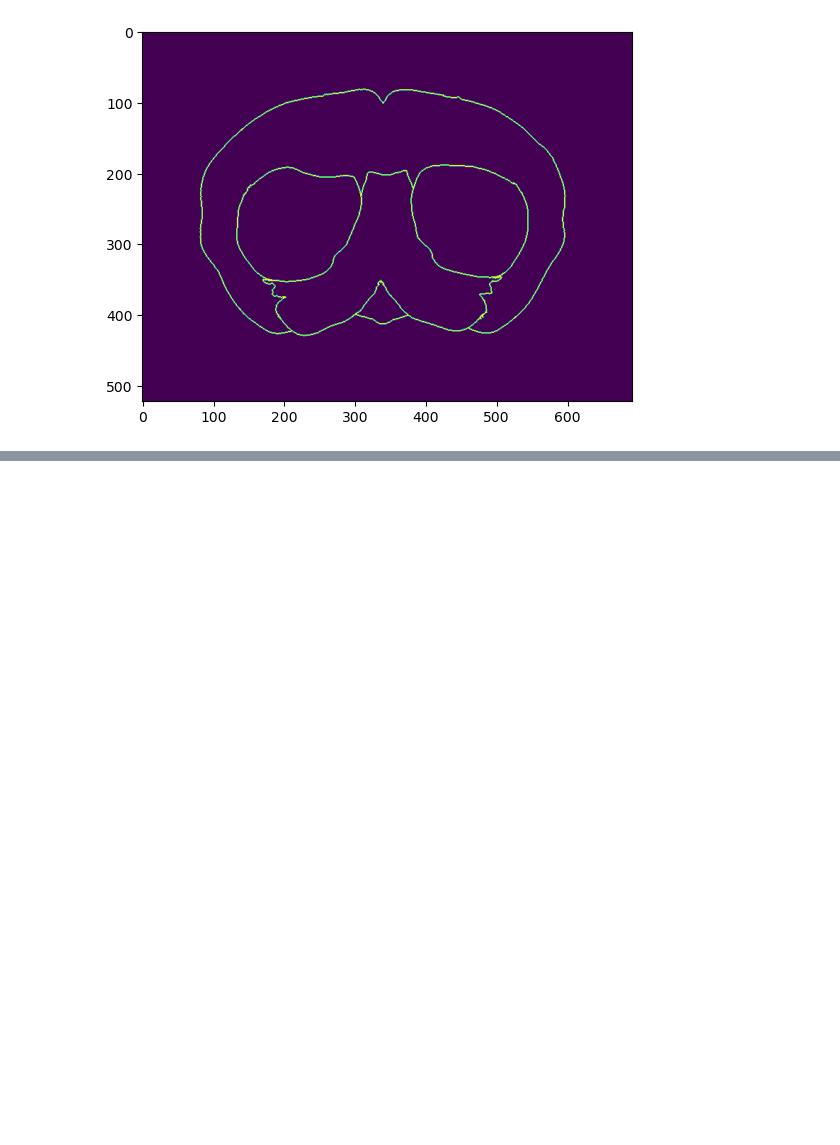
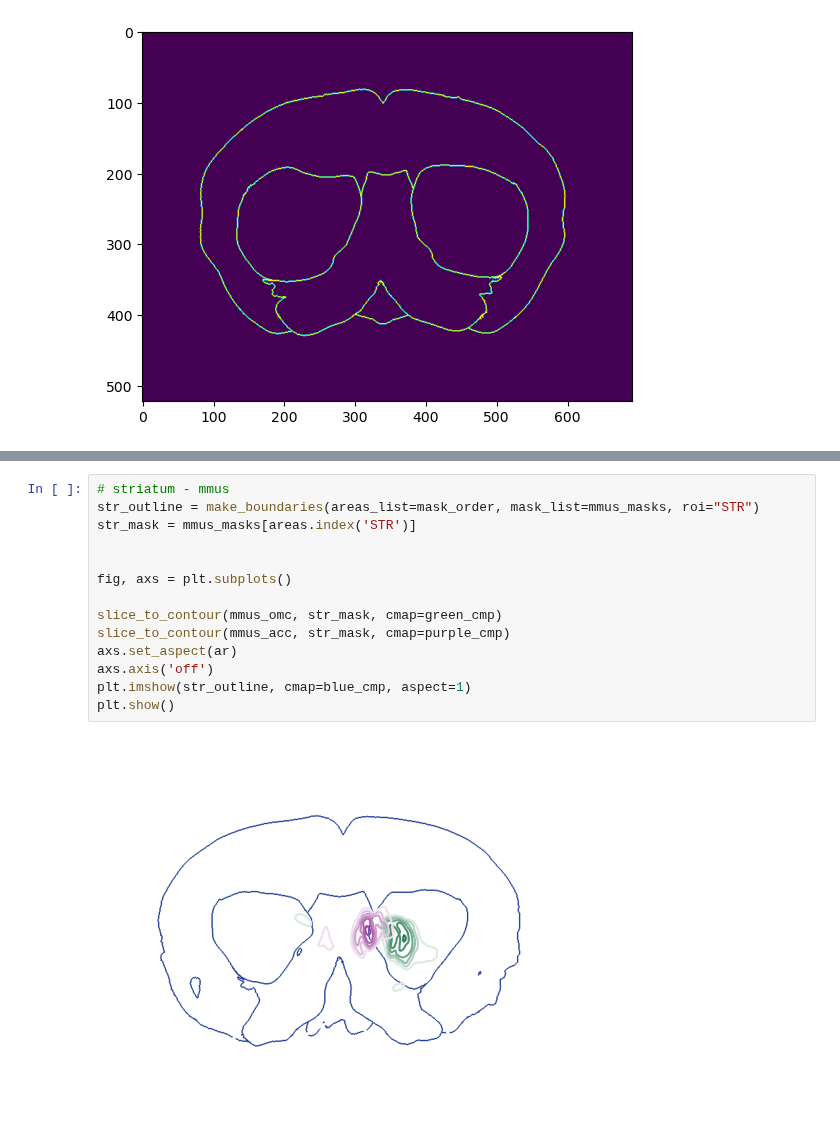
Before and after one commit to eisko/STP_analysis, a Jupyter notebook: STP_outlines.ipynb, the cells around one changed output, grey strips where cells are left out. Drawn from its saved outputs; the diff is of its cells as text; blank space fills up the shorter version.

```diff
--- a/STP_outlines.ipynb
+++ b/STP_outlines.ipynb
@@ -168,0 +156,16 @@ print(new.min(), new.max())
+# %%
+# striatum - mmus
+str_outline = make_boundaries(areas_list=mask_order, mask_list=mmus_masks, roi="STR")
+str_mask = mmus_masks[areas.index('STR')]
+
+
+fig, axs = plt.subplots()
+
+slice_to_contour(mmus_omc, str_mask, cmap=green_cmp)
+slice_to_contour(mmus_acc, str_mask, cmap=purple_cmp)
+axs.set_aspect(ar)
+axs.axis('off')
+plt.imshow(str_outline, cmap=blue_cmp, aspect=1)
+plt.show()
+# %% [output]
+[figure, added]
```
Also changed, not shown: parts of 7 cells of this notebook, 3 other files.
